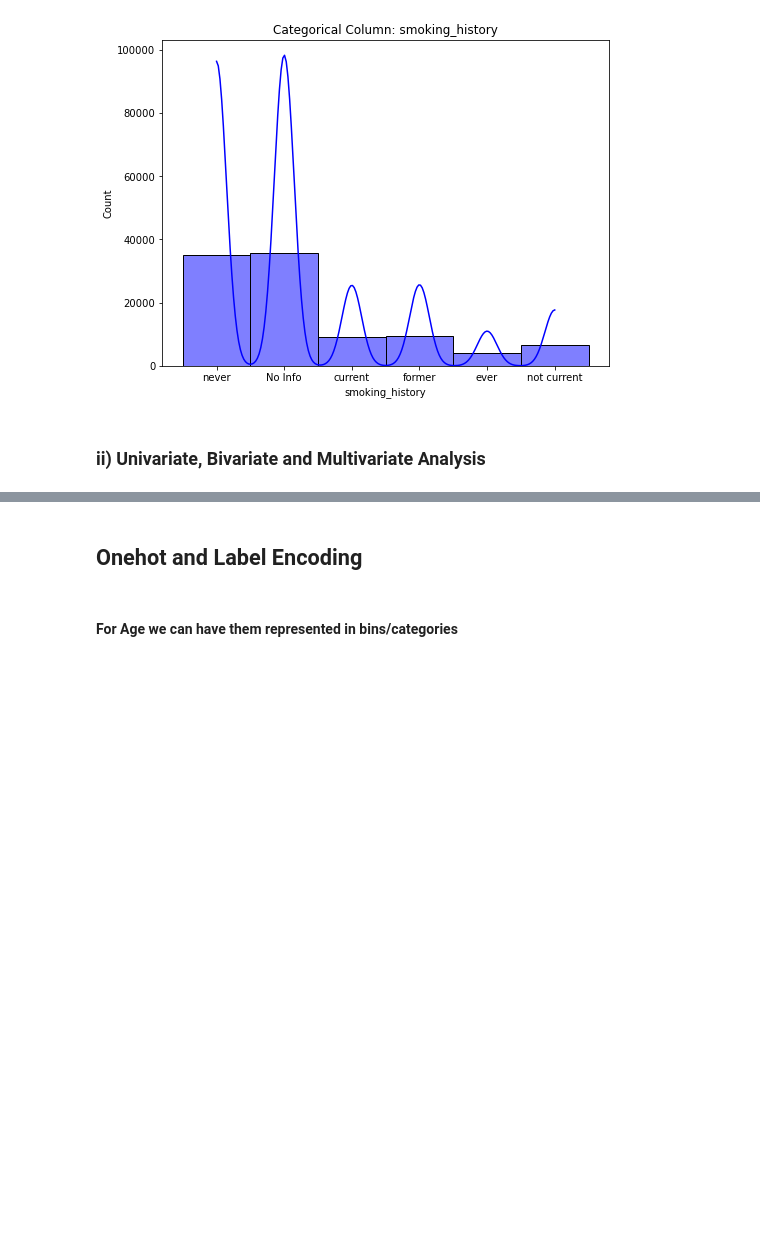
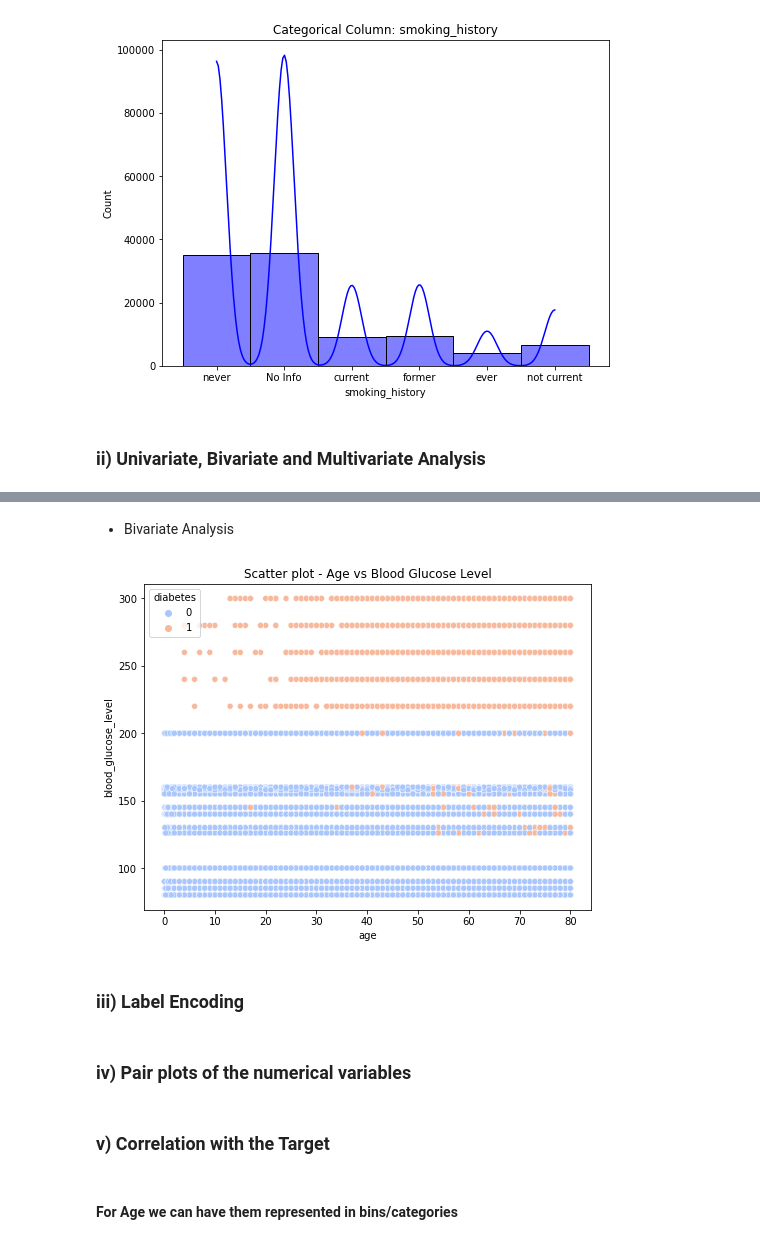
Before and after one commit to Edna722/Africantech-Hackathon, a Jupyter notebook: Diabetes Notebook 1.ipynb, the cells around one changed output, grey strips where cells are left out. Saved outputs shown, nothing was run; the diff lists cells and outputs as text; code cells hidden in the pictures; blank space fills up the shorter version.

```diff
--- a/Diabetes Notebook 1.ipynb
+++ b/Diabetes Notebook 1.ipynb
@@ -200,2 +230,12 @@ plot_categorical(diabetes_prediction_data)
+# %% [markdown]
+- Bivariate Analysis
+# %%
+# Bivariate Analysis - Scatter plot of age vs blood glucose level
+plt.figure(figsize=(8, 6))
+sns.scatterplot(x='age', y='blood_glucose_level', data=diabetes_prediction_data, hue='diabetes', palette='coolwarm')
+plt.title('Scatter plot - Age vs Blood Glucose Level')
+plt.show()
+# %% [output]
+[figure, added]
 # %% [markdown]
-## Onehot and Label Encoding
+### iii) Label Encoding
@@ -201,0 +250,2 @@ plot_categorical(diabetes_prediction_data)
+# %% [markdown]
+### iv) Pair plots of the numerical variables
@@ -201,0 +257,2 @@ plot_categorical(diabetes_prediction_data)
+# %% [markdown]
+### v) Correlation with the Target
```
Also changed, not shown: parts of 7 cells of this notebook.
